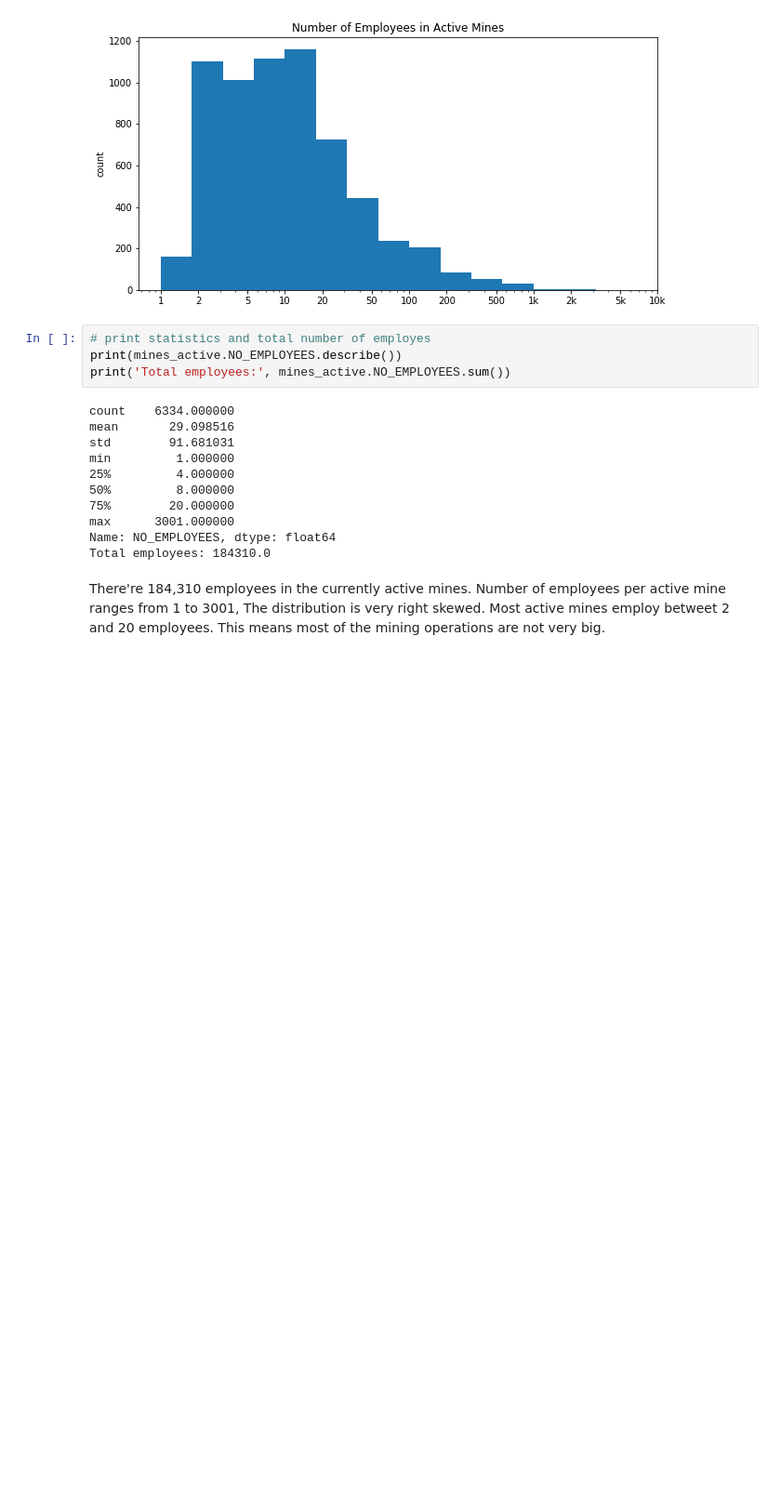
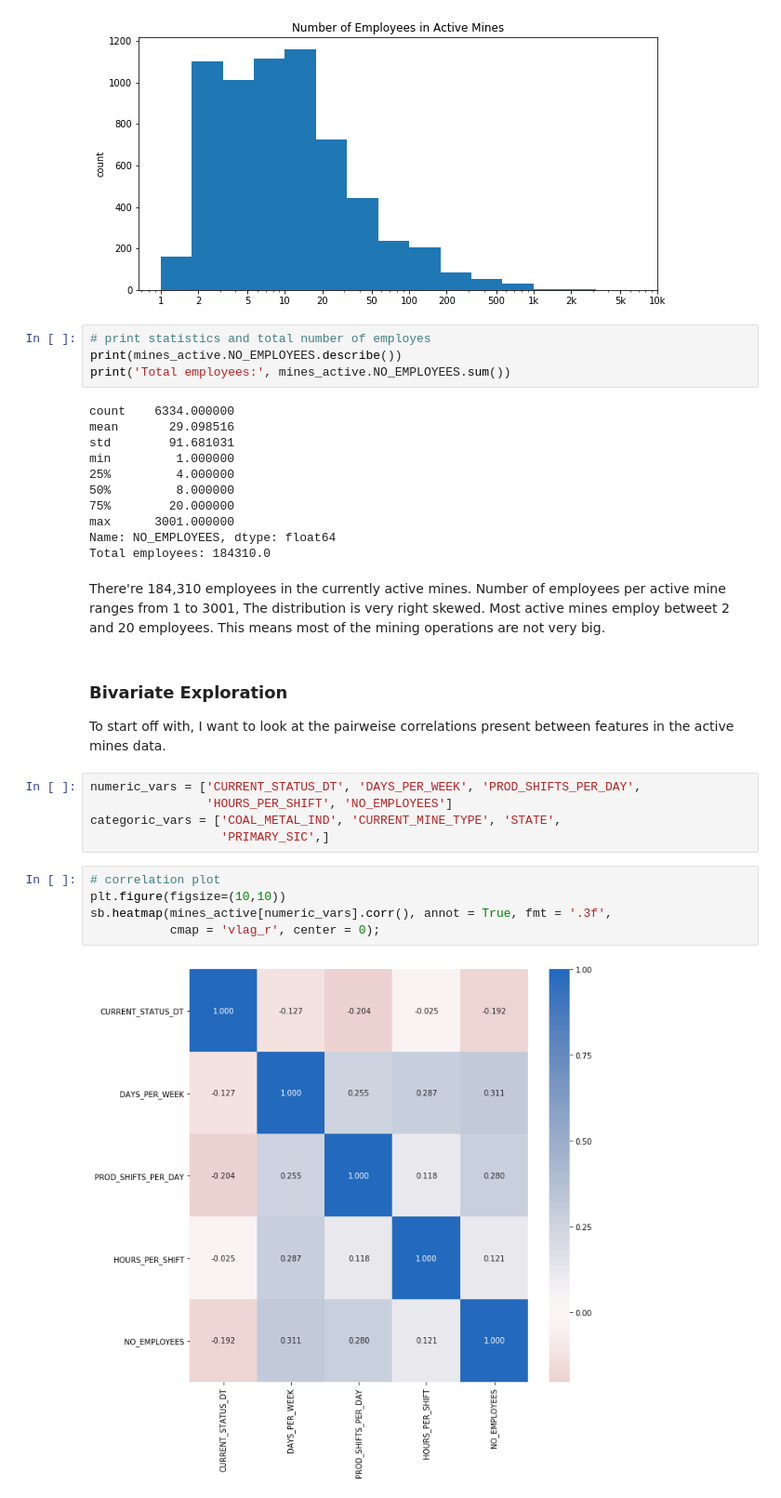
Before and after one commit to dvokinsark/us_mines, a Jupyter notebook: data_exploration.ipynb, the cells around one changed output. Shown at 93% size. Cells and saved outputs as stored; diff of their text form; blank space fills up the shorter version.

```diff
--- a/data_exploration.ipynb
+++ b/data_exploration.ipynb
@@ -502,3 +505,19 @@ Name: NO_EMPLOYEES, dtype: float64
 Total employees: 184310.0
 # %% [markdown]
 There're 184,310 employees in the currently active mines. Number of employees per active mine ranges from 1 to 3001, The distribution is very right skewed. Most active mines employ betweet 2 and 20 employees. This means most of the mining operations are not very big.
+# %% [markdown]
+<a id='bivariate_exploration'></a>
+### Bivariate Exploration
+To start off with, I want to look at the pairweise correlations present between features in the active mines data.
+# %%
+numeric_vars = ['CURRENT_STATUS_DT', 'DAYS_PER_WEEK', 'PROD_SHIFTS_PER_DAY',
+                'HOURS_PER_SHIFT', 'NO_EMPLOYEES']
+categoric_vars = ['COAL_METAL_IND', 'CURRENT_MINE_TYPE', 'STATE',
+                  'PRIMARY_SIC',]
+# %%
+# correlation plot
+plt.figure(figsize=(10,10))
+sb.heatmap(mines_active[numeric_vars].corr(), annot = True, fmt = '.3f',
+           cmap = 'vlag_r', center = 0);
+# %% [output]
+[figure, added]
```
Also changed, not shown: parts of 21 cells of this notebook.
